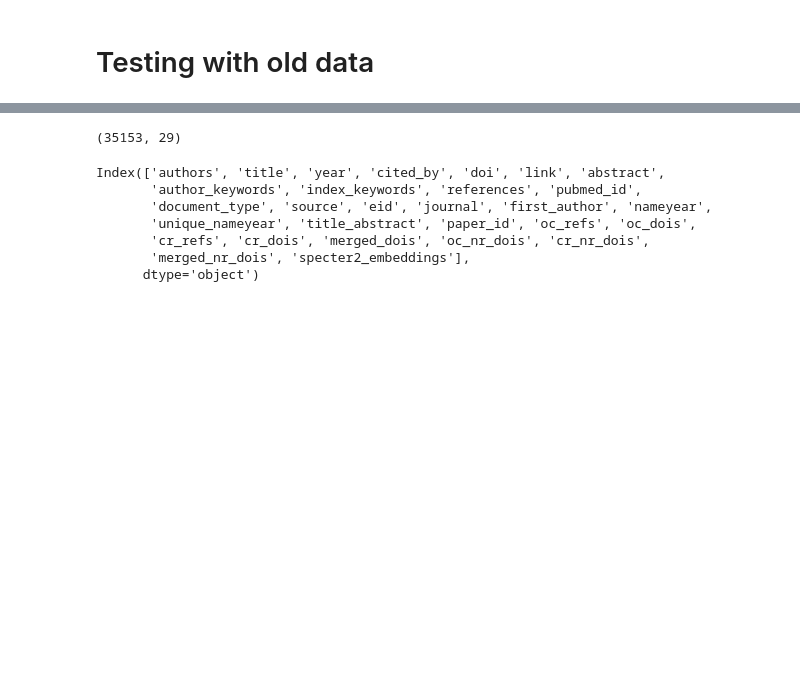
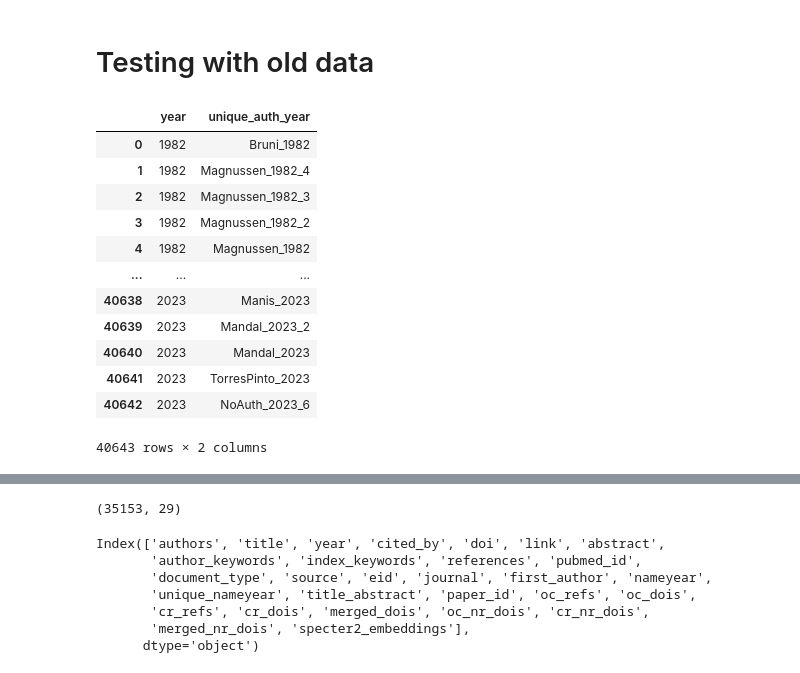
Before and after one commit to jarolim14/SSRI-Evolution, a Jupyter notebook: notebooks/99-test.ipynb, the cells around one changed output, grey strips where cells are left out. Cells and saved outputs as stored; diff of their text form; code cells hidden in the pictures; blank space fills up the shorter version.

```diff
--- a/notebooks/99-test.ipynb
+++ b/notebooks/99-test.ipynb
@@ -2,3 +2,25 @@
 # Testing with old data
 # %%
 import pandas as pd
+# %%
+p = "../data/04-embeddings/df_with_specter2_embeddings.pkl"
+df_emb = pd.read_pickle(p)
+pc = "../data/02-clean/scopus_cleaned_subset.pkl"
+
+df_cl = pd.read_pickle(pc)
+# %%
+df_cl[["year", "unique_auth_year"]]
+# %% [output]
+|  | year | unique_auth_year |
+| 0 | 1982 | Bruni_1982 |
+| 1 | 1982 | Magnussen_1982_4 |
+| 2 | 1982 | Magnussen_1982_3 |
+| 3 | 1982 | Magnussen_1982_2 |
+| 4 | 1982 | Magnussen_1982 |
+| ... | ... | ... |
+| 40638 | 2023 | Manis_2023 |
+| 40639 | 2023 | Mandal_2023_2 |
+| 40640 | 2023 | Mandal_2023 |
+| 40641 | 2023 | TorresPinto_2023 |
+| 40642 | 2023 | NoAuth_2023_6 |
+40643 rows × 2 columns
```
Also changed, not shown: parts of 2 cells of this notebook, 9 other files.
